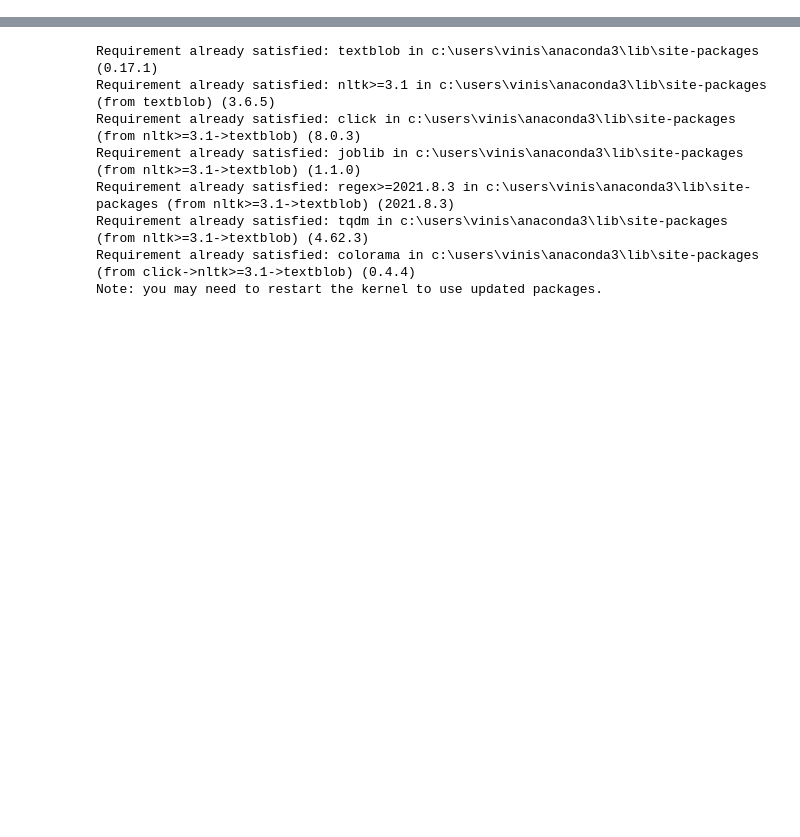
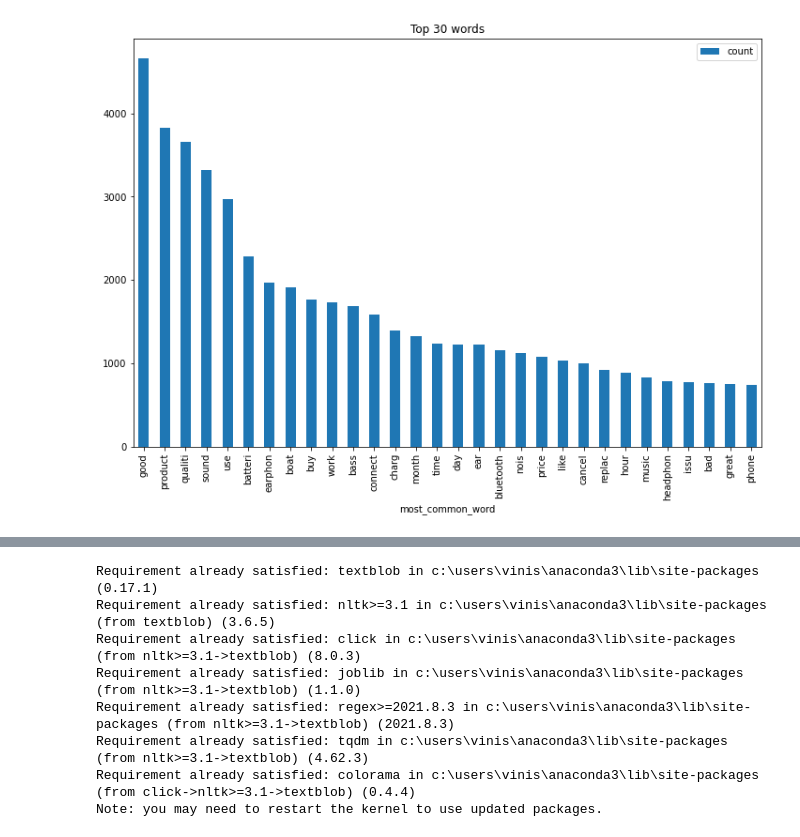
Before and after one commit to Vinaykumar112/Sentiment-Analysis-On-Product-Reviews, a Jupyter notebook: Exploratory Data Analysis.ipynb, the cells around one changed output, grey strips where cells are left out. Drawn from its saved outputs; the diff is of its cells as text; code cells hidden in the pictures; blank space fills up the shorter version.

```diff
--- a/Exploratory Data Analysis.ipynb
+++ b/Exploratory Data Analysis.ipynb
@@ -76,0 +106,7 @@ data
+# %%
+# words count
+from collections import Counter
+words_collection = Counter([words for subtext in data['cleaned_reviews_1'] for words in subtext])
+most_common = pd.DataFrame(words_collection.most_common(50))
+most_common.columns = ['most_common_word','count']
+most_common
@@ -77,3 +131,8 @@ data
+# %%
+#Visualizing results (Barchart for top 30 words)
+most_common[0:30].plot.bar(x='most_common_word',figsize=(12,8),title='Top 30 words');
+# %% [output]
+[figure, added]
 # %%
 import numpy as np
 import matplotlib.pyplot as plt
```
Also changed, not shown: parts of 26 cells of this notebook, 4 other files.
